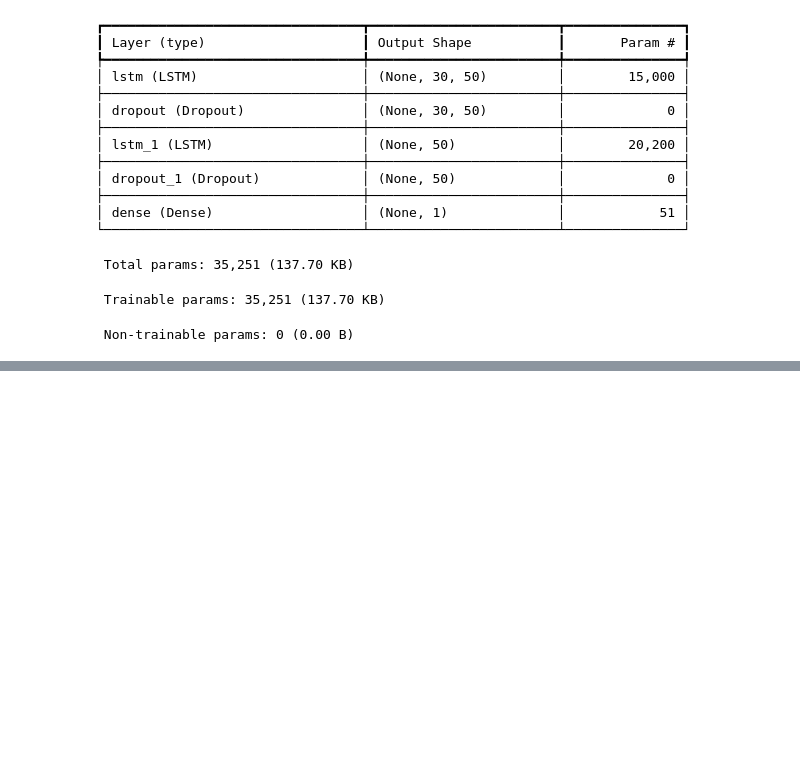
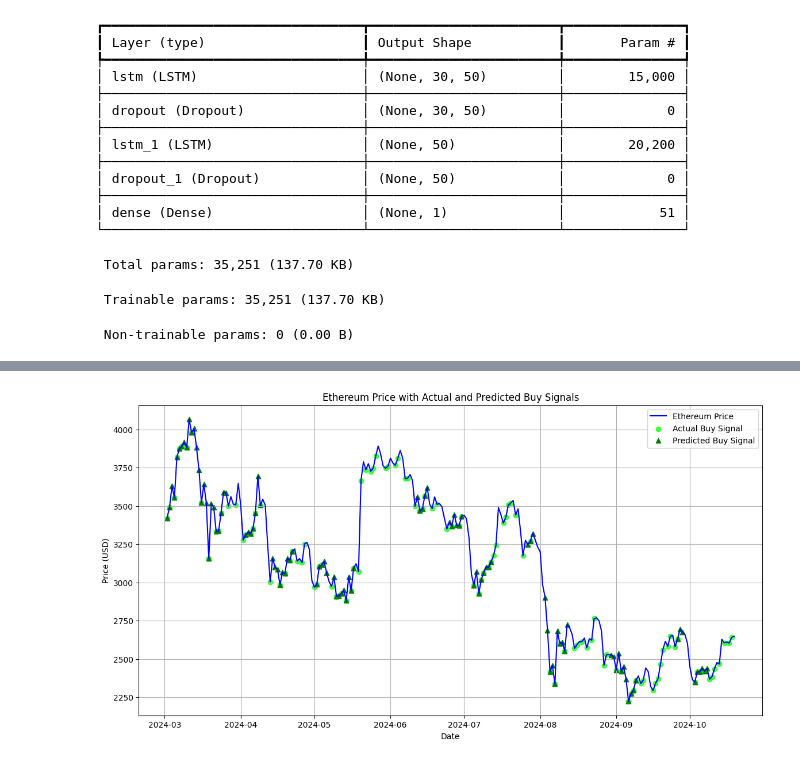
Before and after one commit to Celsius007/ETH-Ultimate-Predictor, a Jupyter notebook: notebooks/debug LSTM model.ipynb, the cells around one changed output, grey strips where cells are left out. Saved outputs shown, nothing was run; the diff lists cells and outputs as text; code cells hidden in the pictures; blank space fills up the shorter version.

```diff
--- a/notebooks/debug LSTM model.ipynb
+++ b/notebooks/debug LSTM model.ipynb
@@ -550,0 +588,22 @@ y_test distribution: (array([0, 1]), array([114, 118]))
+# %%
+plt.figure(figsize=(14, 7))
+
+# Plot Ethereum price
+plt.plot(results['Date'], results['Price'], label='Ethereum Price', color='blue')
+
+# Actual buy signals (green dots)
+actual_buy_signals = results[results['Actual Signal'] == 1]
+plt.scatter(actual_buy_signals['Date'], actual_buy_signals['Price'], color='lime', label='Actual Buy Signal', marker='o', alpha=0.7)
+
+# Predicted buy signals (green triangles)
+predicted_buy_signals = results[results['Predicted Signal'] == 1]
+plt.scatter(predicted_buy_signals['Date'], predicted_buy_signals['Price'], color='green', label='Predicted Buy Signal', marker='^', alpha=1)
+
+plt.title('Ethereum Price with Actual and Predicted Buy Signals')
+plt.xlabel('Date')
+plt.ylabel('Price (USD)')
+plt.legend()
+plt.grid(True)
+plt.show()
+# %% [output]
+[figure, added]
```
Also changed, not shown: parts of 7 cells of this notebook, 1 other file.
